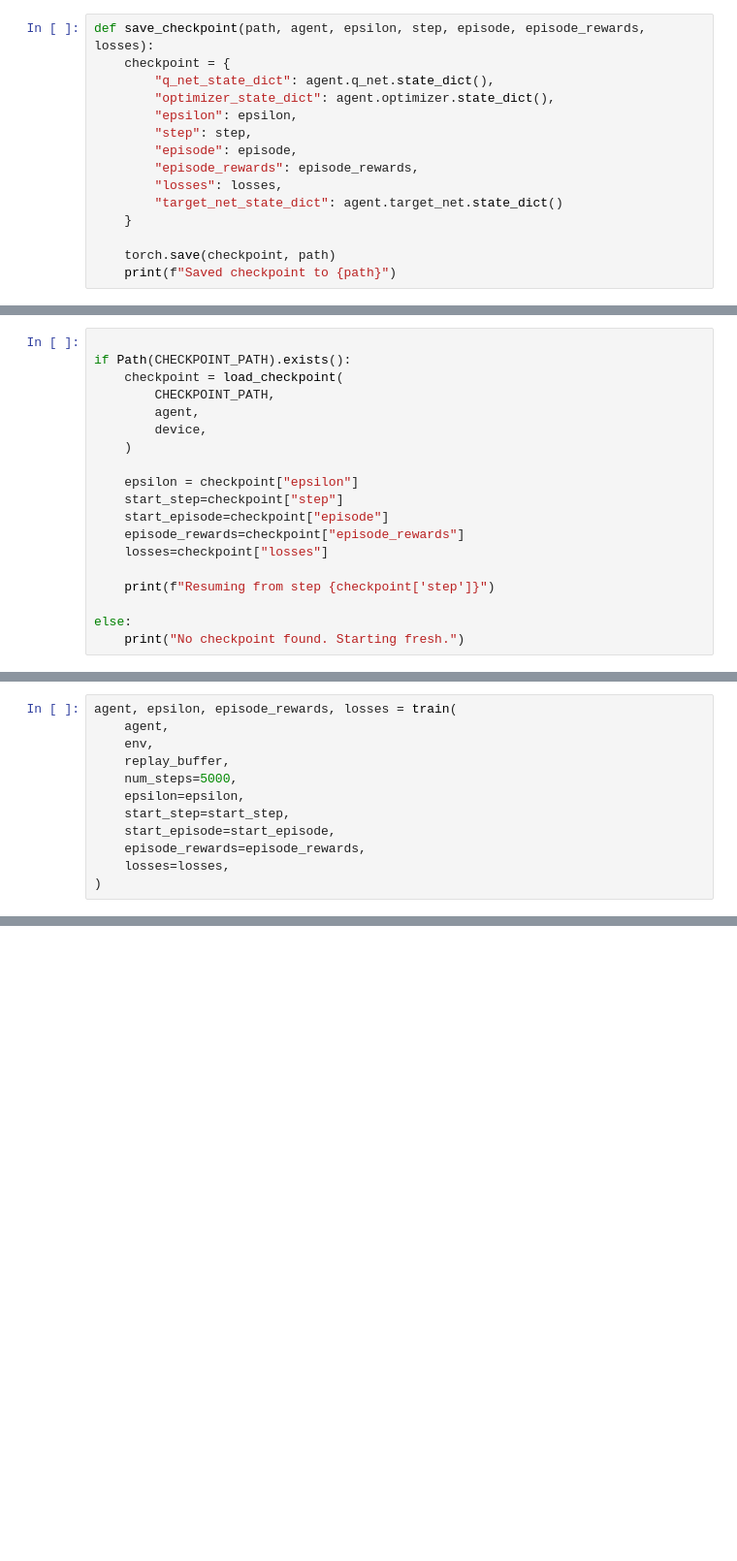
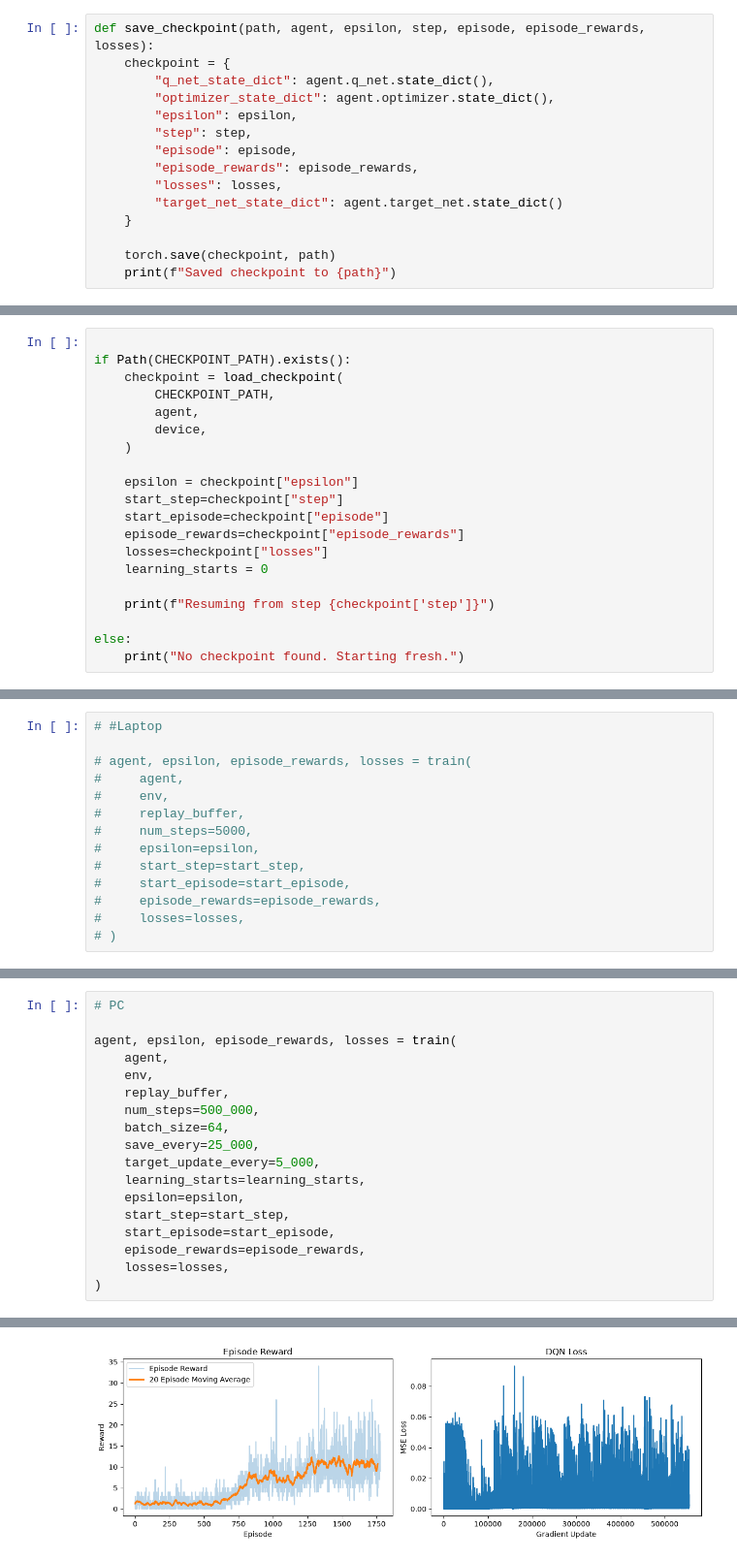
Before and after one commit to CraigChantre/RL_BrickBreaker, a Jupyter notebook: simple_agent.ipynb, the cells around one changed output, grey strips where cells are left out. Shown at 97% size. Drawn from its saved outputs; the diff is of its cells as text; blank space fills up the shorter version.

Commit message:
cuda integration + first simple training

```diff
--- a/simple_agent.ipynb
+++ b/simple_agent.ipynb
@@ -418,6 +583,7 @@ if Path(CHECKPOINT_PATH).exists():
     start_episode=checkpoint["episode"]
     episode_rewards=checkpoint["episode_rewards"]
     losses=checkpoint["losses"]
+    learning_starts = 0
 
     print(f"Resuming from step {checkpoint['step']}")
 
@@ -429,13 +595,15 @@ Resuming from step 10000
 # %%
-agent, epsilon, episode_rewards, losses = train(
-    agent,
-    env,
-    replay_buffer,
-    num_steps=5000,
-    epsilon=epsilon,
-    start_step=start_step,
-    start_episode=start_episode,
-    episode_rewards=episode_rewards,
-    losses=losses,
-)
+# #Laptop
+
+# agent, epsilon, episode_rewards, losses = train(
+#     agent,
+#     env,
+#     replay_buffer,
+#     num_steps=5000,
+#     epsilon=epsilon,
+#     start_step=start_step,
+#     start_episode=start_episode,
+#     episode_rewards=episode_rewards,
+#     losses=losses,
+# )
 # %% [output]
@@ -451,0 +611,19 @@ Saved checkpoint to breakout_dqn_checkpoint.pt
+# %%
+# PC
+
+agent, epsilon, episode_rewards, losses = train(
+    agent,
+    env,
+    replay_buffer,
+    num_steps=500_000,
+    batch_size=64,
+    save_every=25_000,
+    target_update_every=5_000,
+    learning_starts=learning_starts,
+    epsilon=epsilon,
+    start_step=start_step,
+    start_episode=start_episode,
+    episode_rewards=episode_rewards,
+    losses=losses,
+)
+# %% [output]
@@ -451,0 +639 @@ Saved checkpoint to breakout_dqn_checkpoint.pt
+[figure, added]
```
Also changed, not shown: parts of 10 cells of this notebook, 3 other files.
